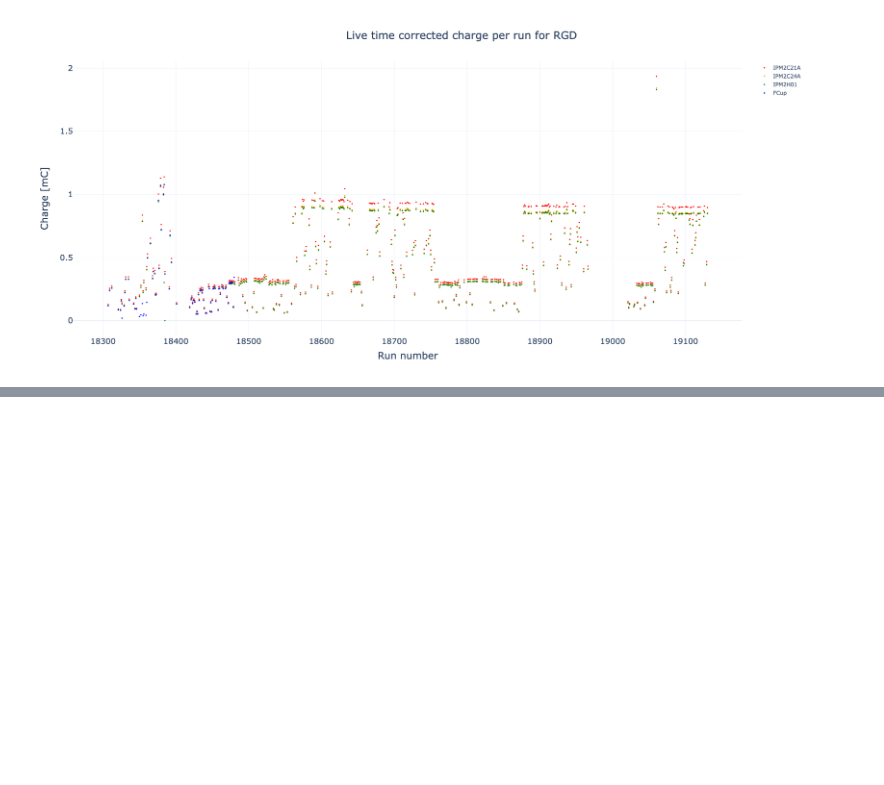
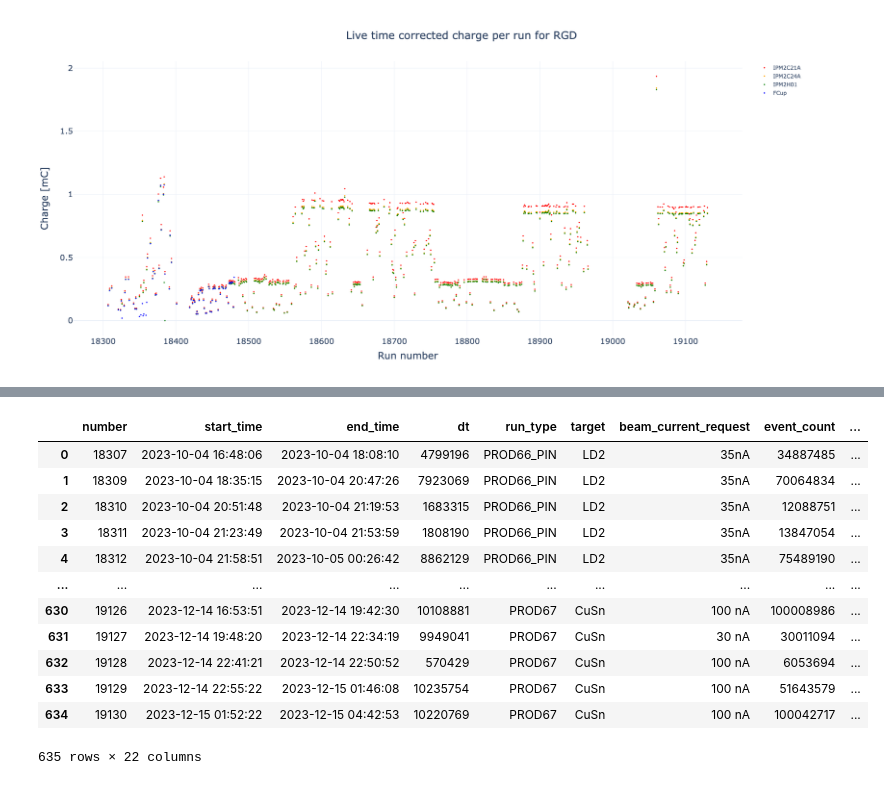
Before and after one commit to mholtrop/RunData, a Jupyter notebook: RGD_ChargePlots.ipynb, the cells around one changed output, grey strips where cells are left out. Saved outputs shown, nothing was run; the diff lists cells and outputs as text; code cells hidden in the pictures; blank space fills up the shorter version.

```diff
--- a/RGD_ChargePlots.ipynb
+++ b/RGD_ChargePlots.ipynb
@@ -387,2 +490,7 @@ df.to_excel("RGD_all_runs_fully_corrected_charge.xlsx",columns=write_out_columns
 # %%
-df.loc[df.target=="empty"]
+write_out_columns=['number', 'start_time', 'end_time', 'dt', 'run_type',
+       'target', 'beam_current_request', 'event_count', 'events_rate',
+       'run_config', 'evio_files_count', 'megabyte_count', 'B_DAQ:livetime','charge', 'IPM2C21A',
+       'IPM2C24A','IPM2H01', 'IPM2C21A_corr3', 'IPM2C24A_corr3', 'IPM2H01_corr3','operators',
+       'user_comment']
+df.to_excel("RGD_all_runs_fully_corrected.xlsx",columns=write_out_columns)
@@ -393,0 +497,16 @@ df.loc[df.target=="empty"]
+# %%
+df.loc[:,write_out_columns]
+# %% [output]
+|  | number | start_time | end_time | dt | run_type | target | beam_current_request | event_count | ... |
+| 0 | 18307 | 2023-10-04 16:48:06 | 2023-10-04 18:08:10 | 4799196 | PROD66_PIN | LD2 | 35nA | 34887485 | ... |
+| 1 | 18309 | 2023-10-04 18:35:15 | 2023-10-04 20:47:26 | 7923069 | PROD66_PIN | LD2 | 35nA | 70064834 | ... |
+| 2 | 18310 | 2023-10-04 20:51:48 | 2023-10-04 21:19:53 | 1683315 | PROD66_PIN | LD2 | 35nA | 12088751 | ... |
+| 3 | 18311 | 2023-10-04 21:23:49 | 2023-10-04 21:53:59 | 1808190 | PROD66_PIN | LD2 | 35nA | 13847054 | ... |
+| 4 | 18312 | 2023-10-04 21:58:51 | 2023-10-05 00:26:42 | 8862129 | PROD66_PIN | LD2 | 35nA | 75489190 | ... |
+| ... | ... | ... | ... | ... | ... | ... | ... | ... | ... |
+| 630 | 19126 | 2023-12-14 16:53:51 | 2023-12-14 19:42:30 | 10108881 | PROD67 | CuSn | 100 nA | 100008986 | ... |
+| 631 | 19127 | 2023-12-14 19:48:20 | 2023-12-14 22:34:19 | 9949041 | PROD67 | CuSn | 30 nA | 30011094 | ... |
+| 632 | 19128 | 2023-12-14 22:41:21 | 2023-12-14 22:50:52 | 570429 | PROD67 | CuSn | 100 nA | 6053694 | ... |
+| 633 | 19129 | 2023-12-14 22:55:22 | 2023-12-15 01:46:08 | 10235754 | PROD67 | CuSn | 100 nA | 51643579 | ... |
+| 634 | 19130 | 2023-12-15 01:52:22 | 2023-12-15 04:42:53 | 10220769 | PROD67 | CuSn | 100 nA | 100042717 | ... |
+635 rows × 22 columns
```
Also changed, not shown: parts of 9 cells of this notebook.
